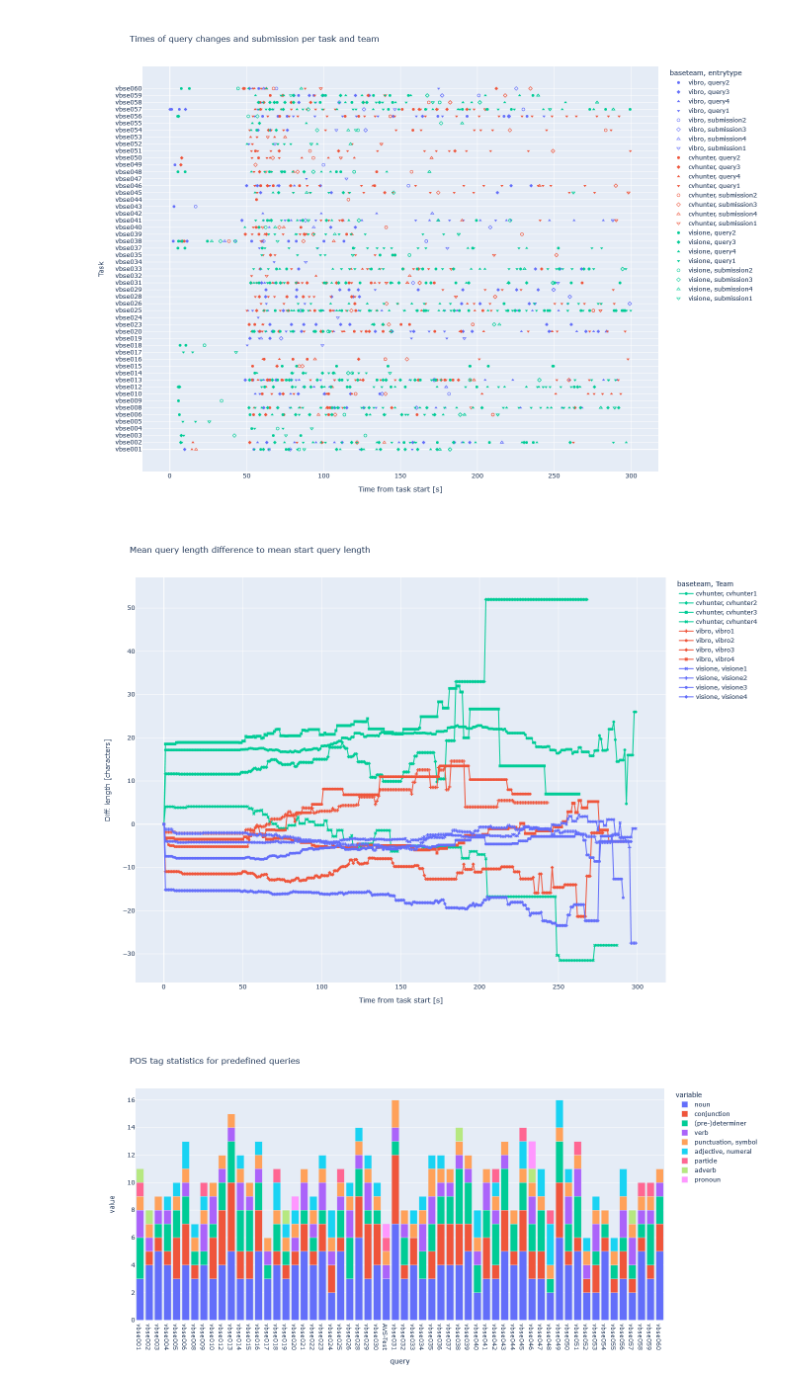
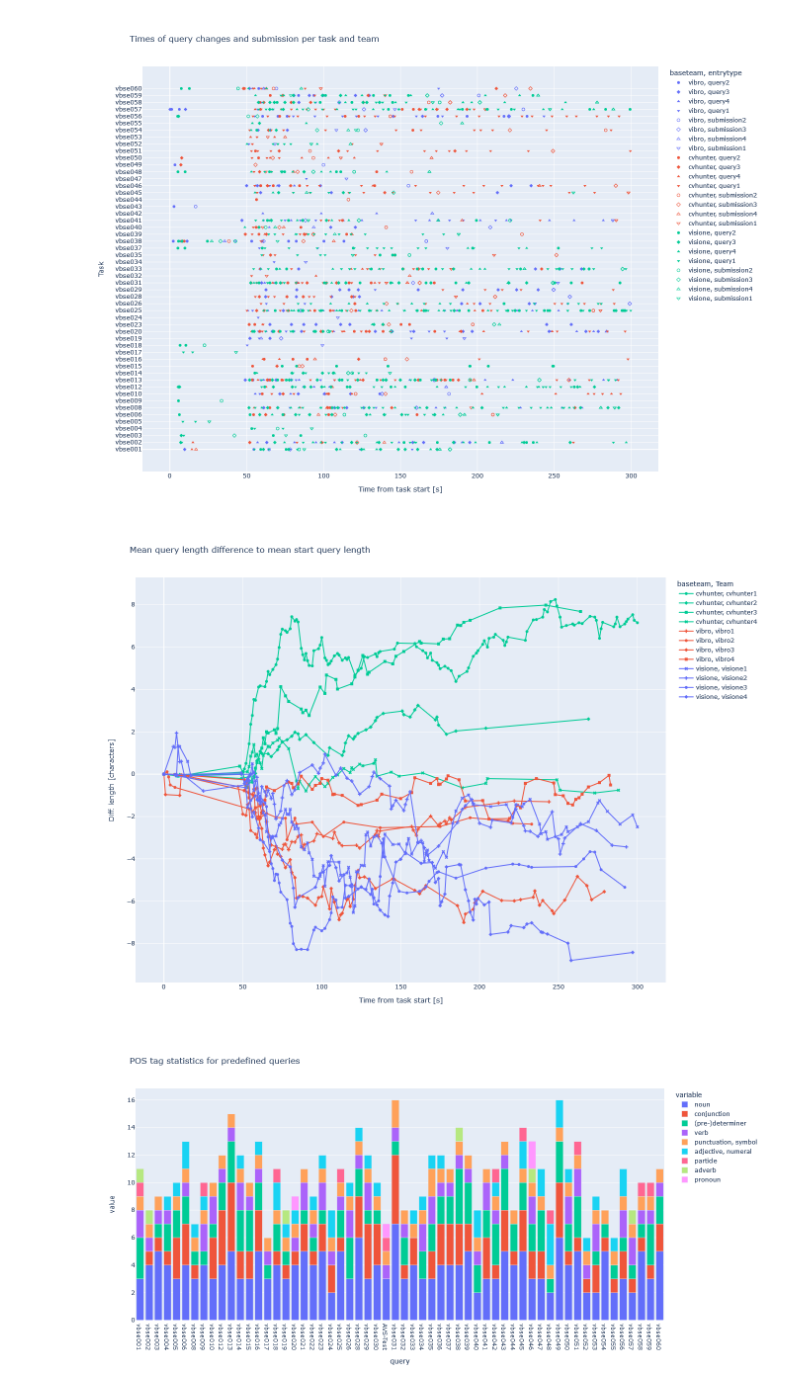
Before and after one commit to Visual-Computing/VBS22-Post-Evaluation, a Jupyter notebook: notebooks/QueryTextAnalysis.ipynb, the cells around one changed output. Saved outputs shown, nothing was run; the diff lists cells and outputs as text; code cells hidden in the pictures.

Commit message:
fixed normalisation of query lengths plot

```diff
--- a/notebooks/QueryTextAnalysis.ipynb
+++ b/notebooks/QueryTextAnalysis.ipynb
@@ -262,13 +270,6 @@ predef_pos = pd.DataFrame(columns=colnames)
 
 for q in predefinedqueries.keys():
 
-    # skip tests and unused
-    if (q=="t1") or (q=="t2"):
-        continue
-    if (q=="vbse007") or (q=="vbse011") or (q=="vbse027"):
-        continue
-
-
     psrow = pos_stats(predefinedqueries[q],simple_tag_map,s_postaglist)
 
     predef_pos = predef_pos.append(pd.Series([q]+psrow.tolist(), index=colnames), ignore_index=True)
@@ -374,7 +375,7 @@ def scatterplot_times_per_task_team(plotdata):
     fig.write_image("query_changes_submission.pdf",engine='kaleido')
     fig.show()
 # %%
-def plot_query_length(plotdata,mean_ql):
+def plot_query_length(plotdata,predefinedqueries):
 
     lenplotdata = plotdata
     tasknames = list(lenplotdata["task"].unique())
@@ -385,10 +386,10 @@ def plot_query_length(plotdata,mean_ql):
     queryperteam = list(lenplotdata["team"].unique())
     queryperteam.sort()
 
+
     # sample mean length per team every second
     colnames = ['sec','delta_len','team','baseteam']
     len_accum = pd.DataFrame(columns=colnames)
-
 
     for qpt in queryperteam:
         len_qpt = lenplotdata.loc[lenplotdata["team"]==qpt]
@@ -397,16 +398,34 @@ def plot_query_length(plotdata,mean_ql):
 
         len_accum = len_accum.append(pd.Series(datarow, index=colnames), ignore_index=True)
 
+        current_lengths = {}
+        for q in predefinedqueries.keys():
+            if q not in tasknames:
+                continue
+
+            current_lengths[q] = len(predefinedqueries[q])
+
+        mean_ql = float(sum([ele for ele in list(current_lengths.values())])) / len(current_lengths.keys())
+
+        last_mean_len = mean_ql
+
         for s in range(1,301):
-            len_qpt_s = len_qpt.loc[np.logical_and(len_qpt["sec"]>=s-1,len_qpt["sec"]>s)]
+            len_qpt_s = len_qpt.loc[np.logical_and(len_qpt["sec"]>=s-1,len_qpt["sec"]<s)]
 
-            mean_len = len_qpt_s["len"].mean()
+            for idx in range(0,len_qpt_s.shape[0]):
 
-            datarow[0] = s
-            datarow[1] = mean_len-mean_ql
+                current_lengths[ len_qpt_s.iloc[idx]["task"]] = len_qpt_s.iloc[idx]["len"]
 
+            mean_len = float(sum([ele for ele in list(current_lengths.values())])) / len(tasknames)
 
-            len_accum = len_accum.append(pd.Series(datarow, index=colnames), ignore_index=True)
+            if last_mean_len != mean_len:
+
+                datarow[0] = s
+                datarow[1] = mean_len-mean_ql
+
+                len_accum = len_accum.append(pd.Series(datarow, index=colnames), ignore_index=True)
+
+                last_mean_len = mean_len
 
 
     # reverse color list to match other plots
@@ -442,11 +461,9 @@ Try using .loc[row_indexer,col_indexer] = value instead
 See the caveats in the documentation: https://pandas.pydata.org/pandas-docs/stable/user_guide/indexing.html#returning-a-view-versus-a-copy
 [figure]
 # %%
-# get mean start query length
-mean_ql = float(sum([len(ele) for ele in list(predefinedqueries.values())])) / len(predefinedqueries.keys())
-plot_query_length(querychanges,mean_ql)
+plot_query_length(querychanges,predefinedqueries)
 # %% [output]
-[figure, old version]
+[figure, new version]
 # %%
 def plot_pos_stats(posstats,postaglist):
 
```
Also changed, not shown: parts of 2 cells of this notebook.
